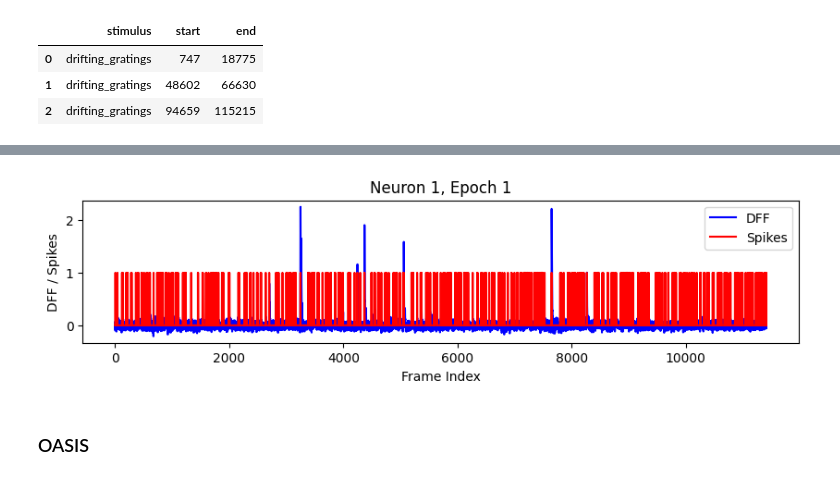
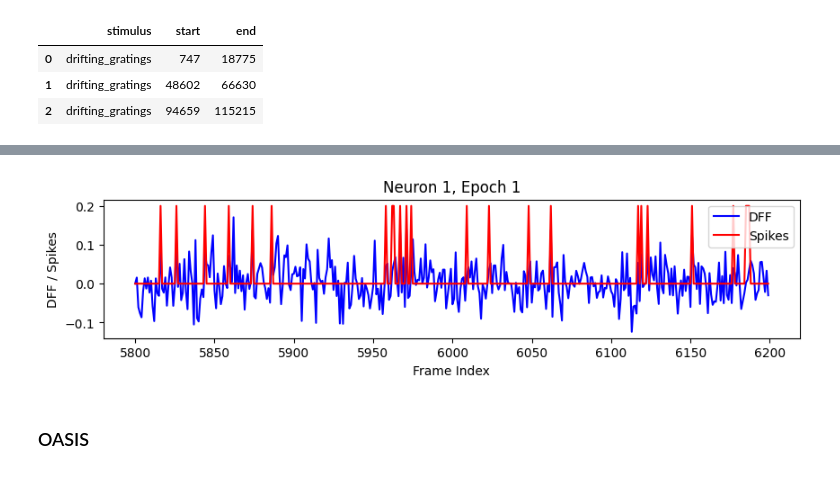
Before and after one commit to toniklenk/NeuralDataScience, a Jupyter notebook: Abschlussprojekt/practical01.ipynb, the cells around one changed output, grey strips where cells are left out. Drawn from its saved outputs; the diff is of its cells as text; code cells hidden in the pictures.

Commit message:
spike detection with dataframe

```diff
--- a/Abschlussprojekt/practical01.ipynb
+++ b/Abschlussprojekt/practical01.ipynb
@@ -415,0 +387,2 @@ IntervalIndex([[747, 18775], [48602, 66630], [94659, 115215]], dtype='interval[i
+# %%
+df_spikes = pd.read_pickle("../data/df_spikes.pkl")
@@ -511,2 +448,7 @@ dff_df
+# %%
+# convert spikes to boolean array by applying log10 and thresholding at -6
+df_spikes["Spikes"] = np.log10(df_spikes["Spikes"]).values > -6
+# %%
+df = df_spikes
 # %%
-df = dff_df
+df
@@ -571,20 +469,18 @@ Name: count, dtype: int64
 # %%
 # visualize spikes for one epoch of one neuron
 neuron_id = 1
 epoch_id = 1
-epoch_data = dff_df[
-    (dff_df["Neuron"].values == neuron_id) & (dff_df["Epoch"].values == epoch_id)
-]
+epoch_data = df[(df["Neuron"].values == neuron_id) & (df["Epoch"].values == epoch_id)]
 fig, ax = plt.subplots(figsize=(10, 2))
-ax.plot(epoch_data["DFF"], label="DFF", color="blue")
-ax.plot(epoch_data["Spikes"], label="Spikes", color="red")
+ax.plot(epoch_data["DFF"][5800:6200], label="DFF", color="blue")
+ax.plot(epoch_data["Spikes"][5800:6200] * 0.2, label="Spikes", color="red")
 ax.set_xlabel("Frame Index")
 ax.set_ylabel("DFF / Spikes")
 ax.set_title(f"Neuron {neuron_id}, Epoch {epoch_id}")
 ax.legend()
 plt.show()
 # %% [output]
-[figure, old version]
+[figure, new version]
 # %% [markdown]
 ### OASIS
 # %%
```
Also changed, not shown: parts of 48 cells of this notebook, 1 other file.
